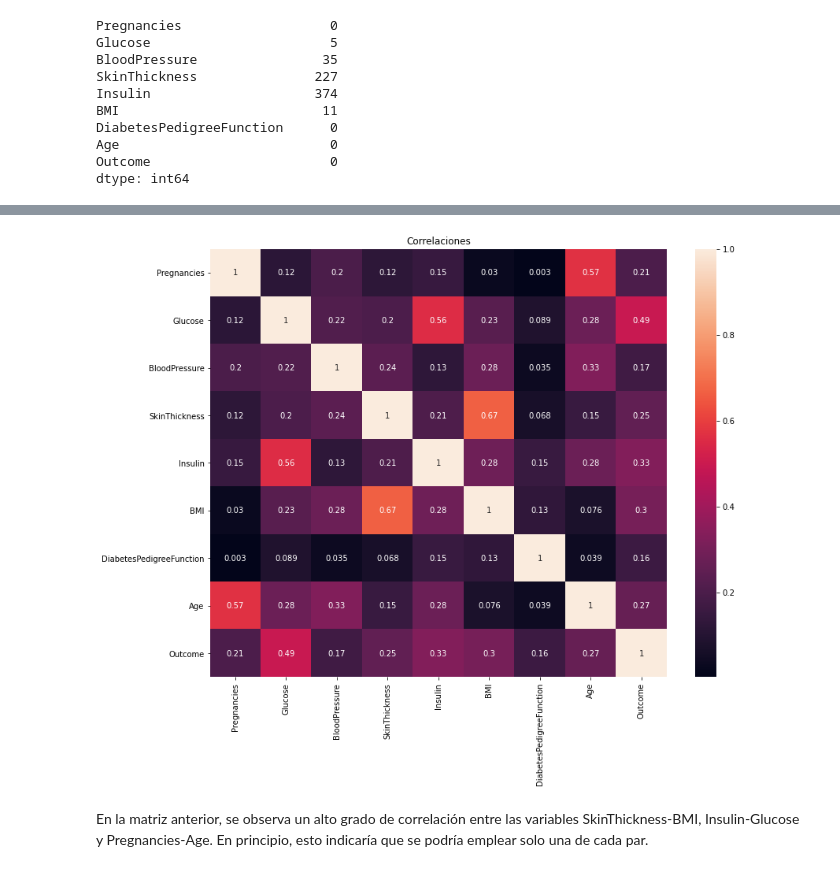
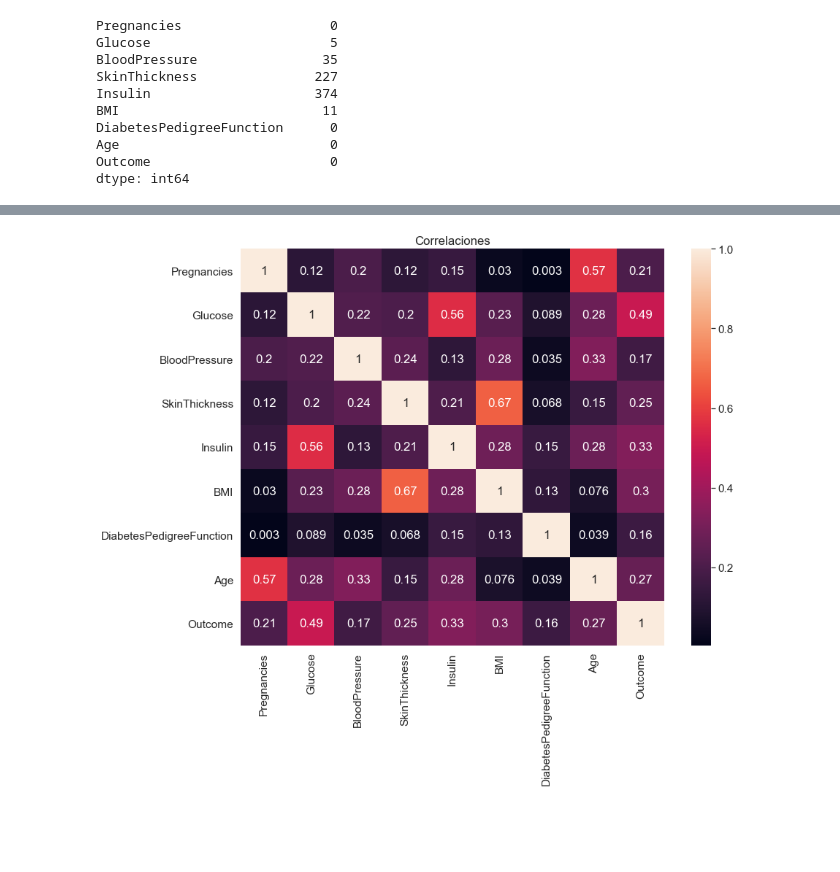
Before and after one commit to Kammann123/nn-tp1, a Jupyter notebook: notebooks/tp1-ej2-analysis.ipynb, the cells around one changed output, grey strips where cells are left out. Cells and saved outputs as stored; diff of their text form; code cells hidden in the pictures; blank space fills up the shorter version.

Commit message:
Added explanations, models, removed variables...

```diff
--- a/notebooks/tp1-ej2-analysis.ipynb
+++ b/notebooks/tp1-ej2-analysis.ipynb
@@ -186,0 +187,2 @@ from src.helper import remove_outliers
+# %%
+sns.set_theme(context='notebook', font_scale=1.4)
@@ -319,11 +341,7 @@ import matplotlib.pyplot as plt
 # %%
-# Correlation matrix
-corr_matrix = df.corr()
 fig, ax = plt.subplots(1, 1, figsize=(13, 10))
-sb.heatmap(corr_matrix, annot=True, ax=ax);
+_ = sb.heatmap(corr_matrix, annot=True, ax=ax)
 ax.set_title('Correlaciones')
 plt.show()
 # %% [output]
-[figure, old version]
+[figure, new version]
-# %% [markdown]
-En la matriz anterior, se observa un alto grado de correlación entre las variables SkinThickness-BMI, Insulin-Glucose y Pregnancies-Age. En principio, esto indicaría que se podría emplear solo una de cada par.
```
Also changed, not shown: parts of 82 cells of this notebook, 2 other files.
